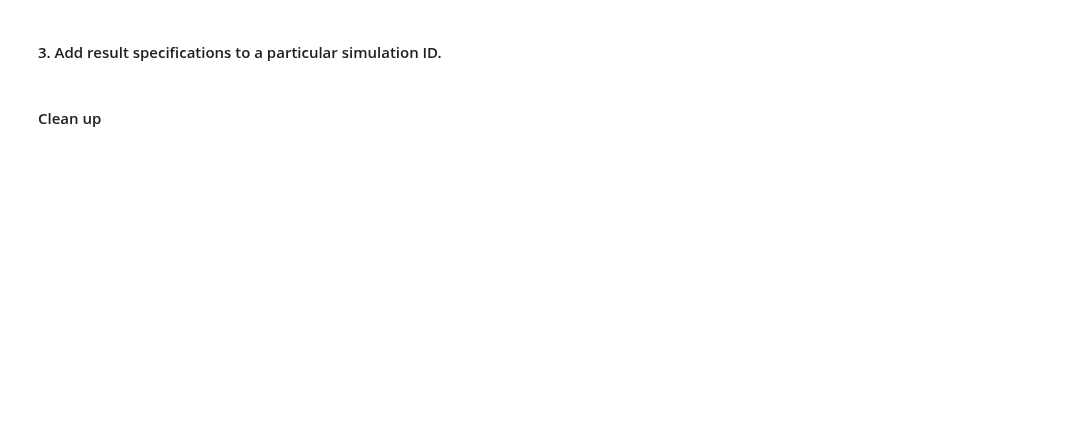
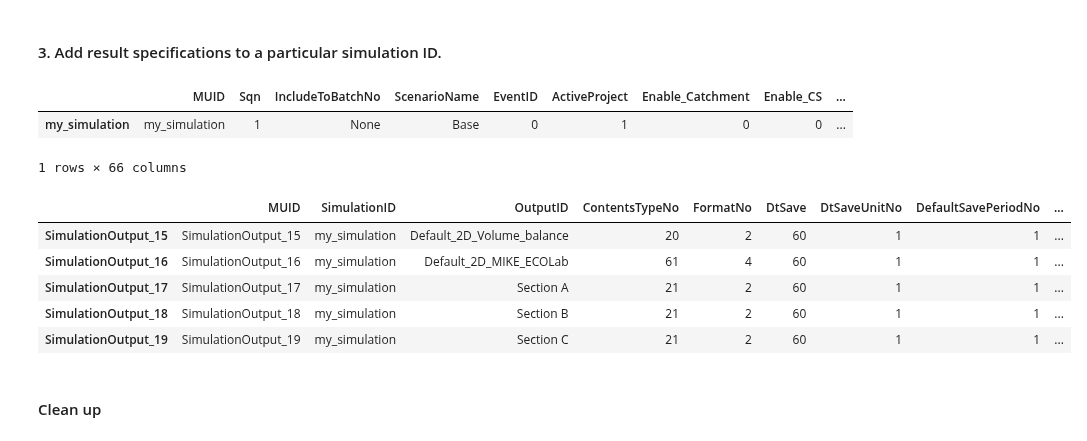
Before and after one commit to DHI/mikepluspy, a Jupyter notebook: notebooks/add_many_section_discharge_result_specifications.ipynb, the cells around one changed output. Saved outputs shown, nothing was run; the diff lists cells and outputs as text; code cells hidden in the pictures; blank space fills up the shorter version.

```diff
--- a/notebooks/add_many_section_discharge_result_specifications.ipynb
+++ b/notebooks/add_many_section_discharge_result_specifications.ipynb
@@ -107,19 +122,36 @@ dta.set_values(
+# %%
+# Create a new 2D overland simulation
+simulation_id = "my_simulation"
+
+db.tables.msm_Project.insert({
+    db.tables.msm_Project.columns.MUID: simulation_id,
+    db.tables.msm_Project.columns.Enable_2DOverland: 1,
+    db.tables.msm_Project.columns.Enable_HD: 1,
+})
+
+db.tables.msm_Project.to_dataframe()
+# %% [output]
+|  | MUID | Sqn | IncludeToBatchNo | ScenarioName | EventID | ActiveProject | Enable_Catchment | Enable_CS | ... |
+| my_simulation | my_simulation | 1 | None | Base | 0 | 1 | 0 | 0 | ... |
+1 rows × 66 columns
 # %%
 # Add all of the new result specifications to the simulation
 for name in sections_xy:
-    output_id = dta.datatables["msm_ProjectOutput"].CreateUniqueMuid()
-    row = dta.datatables["msm_ProjectOutput"].CreateRowData(output_id)
-    dta.datatables["msm_ProjectOutput"].Insert(row)
 
-    dta.set_values(
-        "msm_ProjectOutput",
-        output_id,
-        {
-            "outputid": name,
-            "simulationid": simulation_id,
-            "contentstypeno": Nullable[int](21),  # 21 = Section discharge
-            "FormatNo": Nullable[int](2),  # 2 = Dfs0
-        },
-    )
+    db.tables.msm_ProjectOutput.insert({
+        db.tables.msm_ProjectOutput.columns.SimulationID: simulation_id,
+        db.tables.msm_ProjectOutput.columns.OutputID: name,
+        db.tables.msm_ProjectOutput.columns.ContentsTypeNo: 21, # 21 = Section discharge
+        db.tables.msm_ProjectOutput.columns.FormatNo: 2 # 2 = Dfs0
+    })
+
+db.tables.msm_ProjectOutput.to_dataframe().tail()
+# %% [output]
+|  | MUID | SimulationID | OutputID | ContentsTypeNo | FormatNo | DtSave | DtSaveUnitNo | DefaultSavePeriodNo | ... |
+| SimulationOutput_15 | SimulationOutput_15 | my_simulation | Default_2D_Volume_balance | 20 | 2 | 60 | 1 | 1 | ... |
+| SimulationOutput_16 | SimulationOutput_16 | my_simulation | Default_2D_MIKE_ECOLab | 61 | 4 | 60 | 1 | 1 | ... |
+| SimulationOutput_17 | SimulationOutput_17 | my_simulation | Section A | 21 | 2 | 60 | 1 | 1 | ... |
+| SimulationOutput_18 | SimulationOutput_18 | my_simulation | Section B | 21 | 2 | 60 | 1 | 1 | ... |
+| SimulationOutput_19 | SimulationOutput_19 | my_simulation | Section C | 21 | 2 | 60 | 1 | 1 | ... |
 # %%
 # Close the database
```
Also changed, not shown: parts of 16 cells of this notebook.
